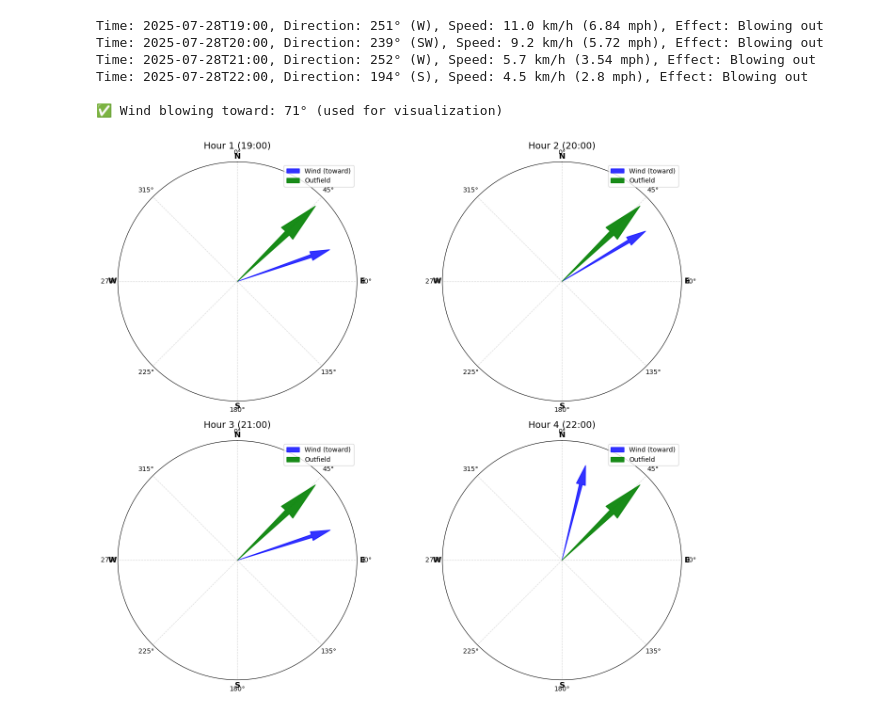
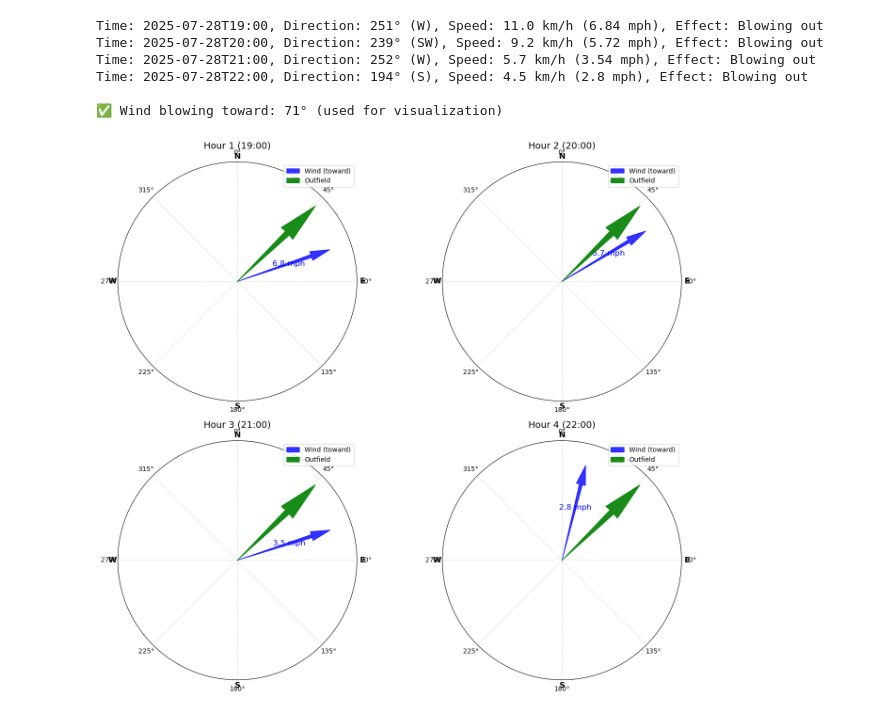
Before and after one commit to rpatel12438/mlb-wind-correlation, a Jupyter notebook: MLBwindCorrelation.ipynb, the cells around one changed output. Cells and saved outputs as stored; diff of their text form; code cells hidden in the pictures.

Commit message:
Changed color of wind speed text and location to improve readability

```diff
--- a/MLBwindCorrelation.ipynb
+++ b/MLBwindCorrelation.ipynb
@@ -232,53 +232,57 @@ cols = 2
 rows = math.ceil(num_hours / cols)
 
 fig, axes = plt.subplots(rows, cols, subplot_kw={'projection': 'polar'}, figsize=(7 * cols, 6 * rows))
-axes = axes.flatten()  # Flatten in case of single row
+axes = axes.flatten()
 
 for i, entry in enumerate(filtered_wind):
     ax = axes[i]
 
-    # Set compass orientation
     ax.set_theta_zero_location('N')
     ax.set_theta_direction(-1)
 
-    # Plot wind arrow (blowing toward) – shorter and thinner
+    # Wind direction (blowing toward)
     wind_toward_deg = (entry["direction_deg"] + 180) % 360
     theta_wind = np.deg2rad(wind_toward_deg)
-    ax.arrow(theta_wind, 0, 0, 0.9,  # shorter to avoid overlap
+    speed_mph = entry["speed_mph"]
+
+    # Plot wind arrow (shorter & thinner)
+    ax.arrow(theta_wind, 0, 0, 0.9,
              width=0.04, color='blue', alpha=0.8,
              label='Wind (toward)', length_includes_head=True)
 
-    # Plot outfield direction – full length and thicker
+    # Show wind speed text along wind arrow
+    ax.text(theta_wind, 0.5, f"{speed_mph:.1f} mph",
+            fontsize=12, color='blue', ha='center', va='center')
+
+    # Plot outfield direction arrow
     if outfield_direction_deg is not None:
         theta_outfield = np.deg2rad(outfield_direction_deg)
         ax.arrow(theta_outfield, 0, 0, 1,
                  width=0.08, color='green', alpha=0.9,
                  label='Outfield', length_includes_head=True, zorder=10)
 
     # Customize grid and labels
     ax.set_rmax(1.1)
     ax.set_rticks([])
     ax.set_rlabel_position(0)
     ax.grid(True, linestyle='--', alpha=0.5)
 
-    # Add cardinal direction labels
-    cardinal_labels = ['N', 'E', 'S', 'W']
-    cardinal_angles = [0, 90, 180, 270]
-    for angle, label in zip(cardinal_angles, cardinal_labels):
+    # Cardinal direction labels
+    for angle, label in zip([0, 90, 180, 270], ['N', 'E', 'S', 'W']):
         ax.text(np.deg2rad(angle), 1.15, label,
                 fontsize=12, fontweight='bold',
                 ha='center', va='center')
 
     # Title and legend
     time_label = entry["time"][-5:]
     ax.set_title(f"Hour {i+1} ({time_label})", fontsize=14, pad=20)
     ax.legend(loc='upper right')
 
-# Hide any unused subplots
+# Hide unused plots
 for j in range(len(filtered_wind), len(axes)):
     fig.delaxes(axes[j])
 
 plt.tight_layout()
 plt.show()
 # %% [output]
-[figure, old version]
+[figure, new version]
```
